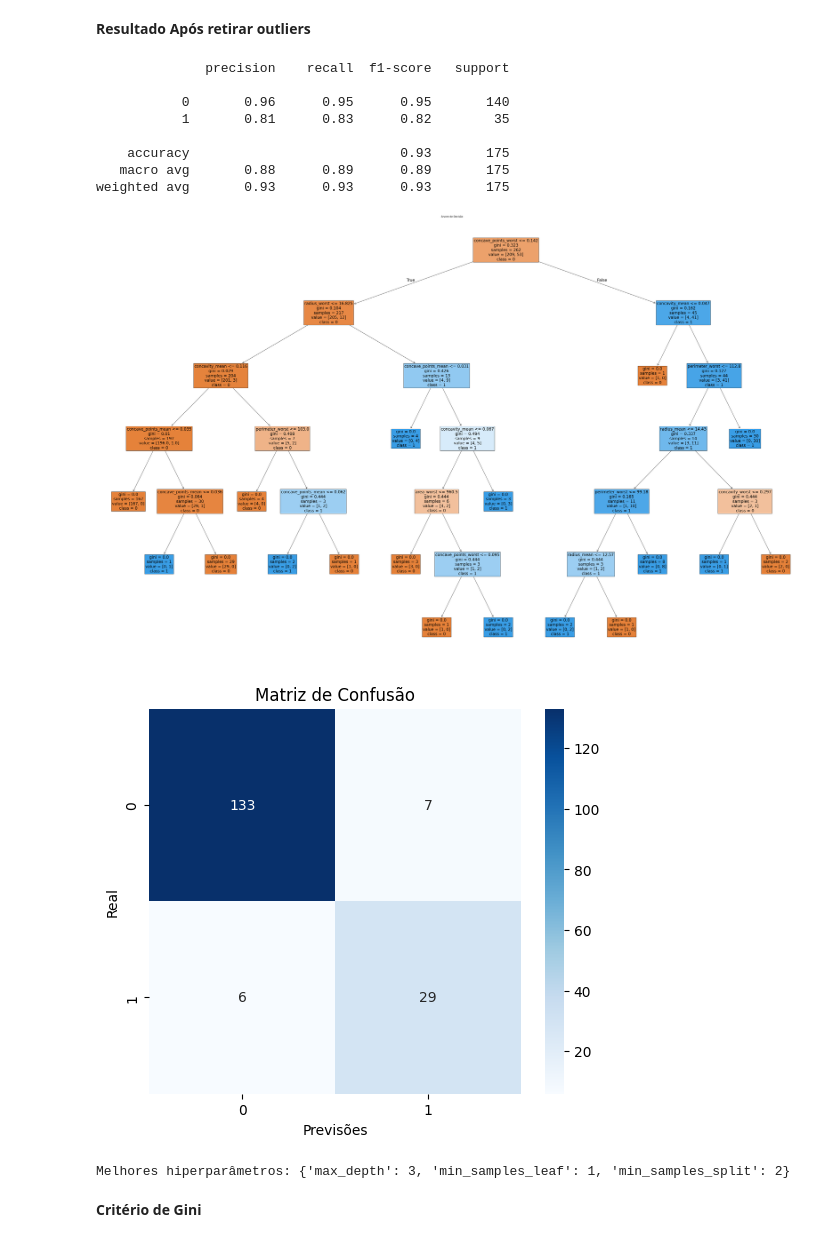
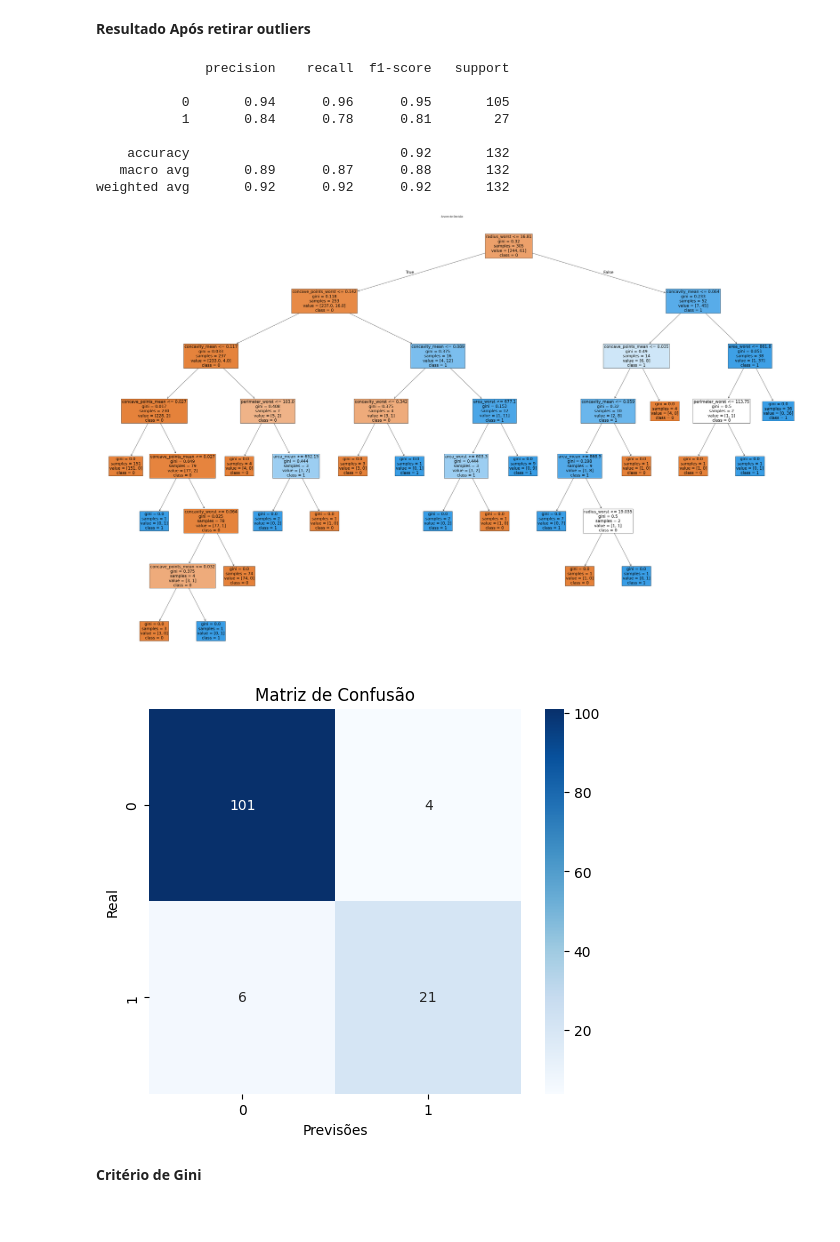
Before and after one commit to Rafaela-Pecanha/trabalho-pratico-arvore-decisao-t1, a Jupyter notebook: breast_cancer.ipynb, the cells around one changed output. Saved outputs shown, nothing was run; the diff lists cells and outputs as text; code cells hidden in the pictures.

```diff
--- a/breast_cancer.ipynb
+++ b/breast_cancer.ipynb
@@ -294,69 +294,40 @@ import seaborn as sns
 
 X = df_filtrado[selected_features]
 y = df_filtrado['Diagnosis']
 
-X_train, X_test, y_train, y_test = train_test_split(X, y, test_size=0.4, stratify=y,  random_state=42)
+X_train, X_test, y_train, y_test = train_test_split(X, y, test_size=0.3, stratify=y,  random_state=42)
 
 clf = DecisionTreeClassifier(criterion='gini', random_state=42)
 clf.fit(X_train, y_train)
 
 y_pred = clf.predict(X_test)
 
 print(classification_report(y_test, y_pred))
 
 plt.figure(figsize=(64, 40))
 class_names = sorted(y.unique().astype(str))
 plot_tree(clf, filled=True, feature_names=selected_features, class_names=class_names,fontsize=20)
 plt.title("Árvore de Decisão")
 plt.show()
 
 cm = confusion_matrix(y_test, y_pred)
 
 plt.figure(figsize=(6, 5))
 sns.heatmap(cm, annot=True, fmt='d', cmap='Blues', xticklabels=class_names, yticklabels=class_names)
 plt.title("Matriz de Confusão")
 plt.xlabel("Previsões")
 plt.ylabel("Real")
 plt.show()
 # %% [output]
               precision    recall  f1-score   support
 
-           0       0.96      0.95      0.95       140
-           1       0.81      0.83      0.82        35
+           0       0.94      0.96      0.95       105
+           1       0.84      0.78      0.81        27
 
-    accuracy                           0.93       175
-   macro avg       0.88      0.89      0.89       175
-weighted avg       0.93      0.93      0.93       175
+    accuracy                           0.92       132
+   macro avg       0.89      0.87      0.88       132
+weighted avg       0.92      0.92      0.92       132
-[figure, old version]
+[figure, new version]
-[figure, old version]
+[figure, new version]
-# %%
-from sklearn.model_selection import GridSearchCV
-from sklearn.tree import DecisionTreeClassifier
-
-# Definindo a grade de parâmetros
-param_grid = {
-    'max_depth': [3, 4, 5, 6, 7],
-    'min_samples_split': [2, 5, 10, 12],
-    'min_samples_leaf': [1, 5, 10]
-}
-
-# Instancia o classificador
-clf = DecisionTreeClassifier(criterion='gini', random_state=42)
-
-# Faz busca em grade com validação cruzada
-grid_search = GridSearchCV(estimator=clf,
-                           param_grid=param_grid,
-                           cv=5,             # 5-fold cross-validation
-                           scoring='f1',     # pode usar 'accuracy', 'roc_auc', etc.
-                           n_jobs=-1)
-
-grid_search.fit(X_train, y_train)
-
-# Melhor modelo encontrado
-best_model = grid_search.best_estimator_
-
-print("Melhores hiperparâmetros:", grid_search.best_params_)
-# %% [output]
-Melhores hiperparâmetros: {'max_depth': 3, 'min_samples_leaf': 1, 'min_samples_split': 2}
 # %% [markdown]
 **Critério de Gini**
```
Also changed, not shown: parts of 2 cells of this notebook.
